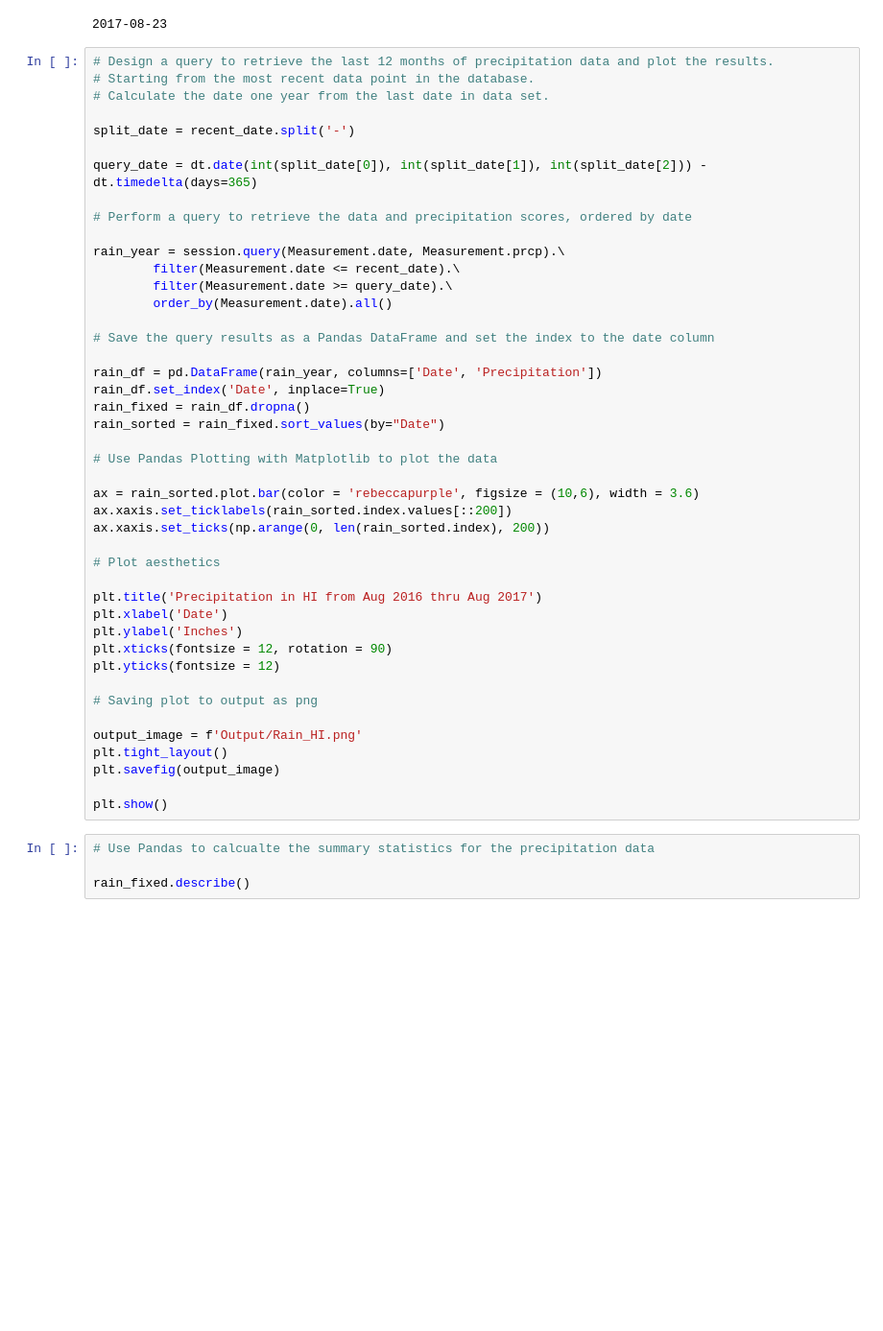
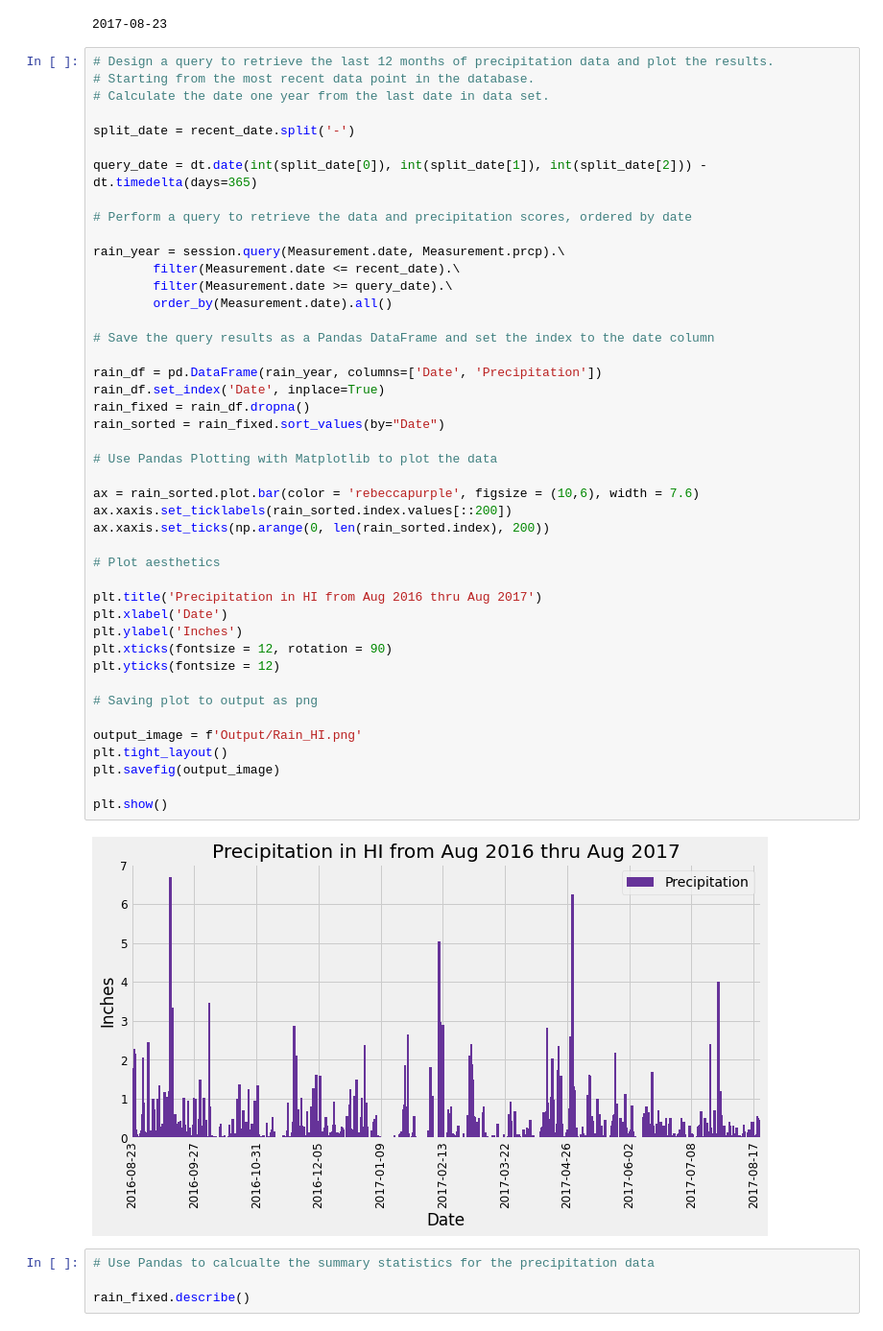
Before and after one commit to pspitzer86/SQLAlchemy-Challenge, a Jupyter notebook: WeatherPy2.ipynb, the cells around one changed output. Shown: that part at 96% size. Saved outputs shown, nothing was run; the diff lists cells and outputs as text; blank space fills up the shorter version.

```diff
--- a/WeatherPy2.ipynb
+++ b/WeatherPy2.ipynb
@@ -85,34 +85,36 @@ rain_year = session.query(Measurement.date, Measurement.prcp).\
         filter(Measurement.date >= query_date).\
         order_by(Measurement.date).all()
 
 # Save the query results as a Pandas DataFrame and set the index to the date column
 
 rain_df = pd.DataFrame(rain_year, columns=['Date', 'Precipitation'])
 rain_df.set_index('Date', inplace=True)
 rain_fixed = rain_df.dropna()
 rain_sorted = rain_fixed.sort_values(by="Date")
 
 # Use Pandas Plotting with Matplotlib to plot the data
 
-ax = rain_sorted.plot.bar(color = 'rebeccapurple', figsize = (10,6), width = 3.6)
+ax = rain_sorted.plot.bar(color = 'rebeccapurple', figsize = (10,6), width = 7.6)
 ax.xaxis.set_ticklabels(rain_sorted.index.values[::200])
 ax.xaxis.set_ticks(np.arange(0, len(rain_sorted.index), 200))
 
 # Plot aesthetics
 
 plt.title('Precipitation in HI from Aug 2016 thru Aug 2017')
 plt.xlabel('Date')
 plt.ylabel('Inches')
 plt.xticks(fontsize = 12, rotation = 90)
 plt.yticks(fontsize = 12)
 
 # Saving plot to output as png
 
 output_image = f'Output/Rain_HI.png'
 plt.tight_layout()
 plt.savefig(output_image)
 
 plt.show()
+# %% [output]
+[figure, added]
 # %%
 # Use Pandas to calcualte the summary statistics for the precipitation data
 
```
